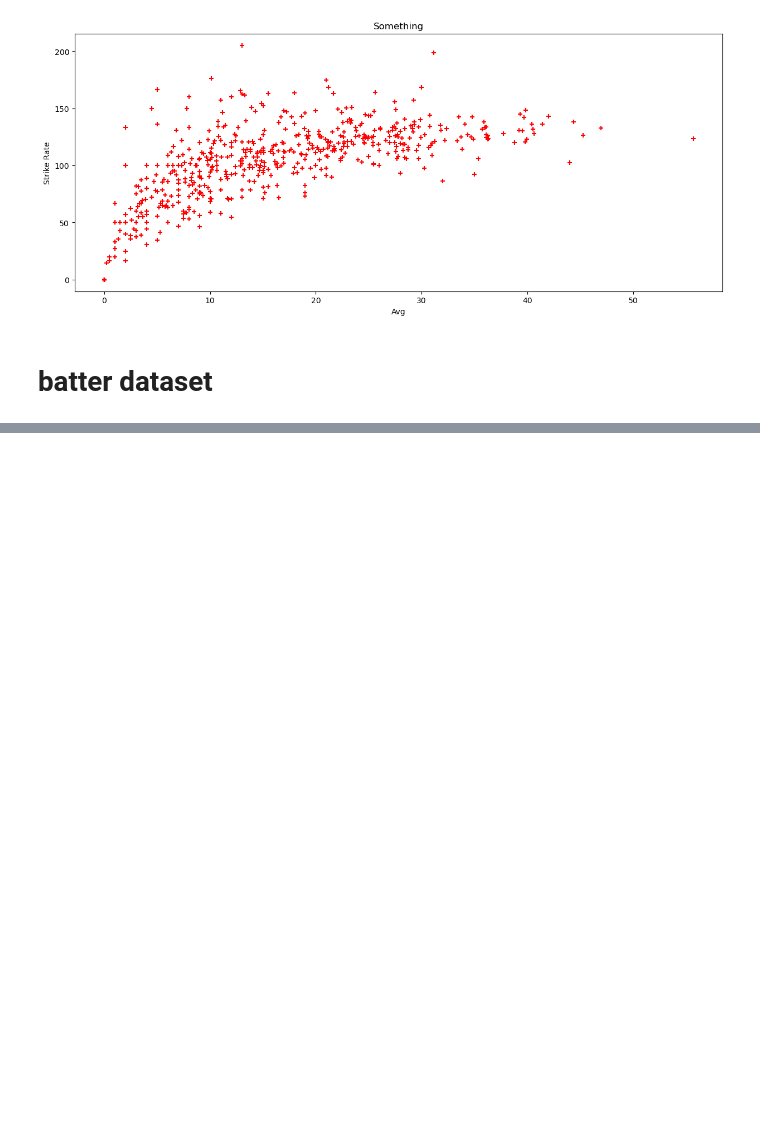
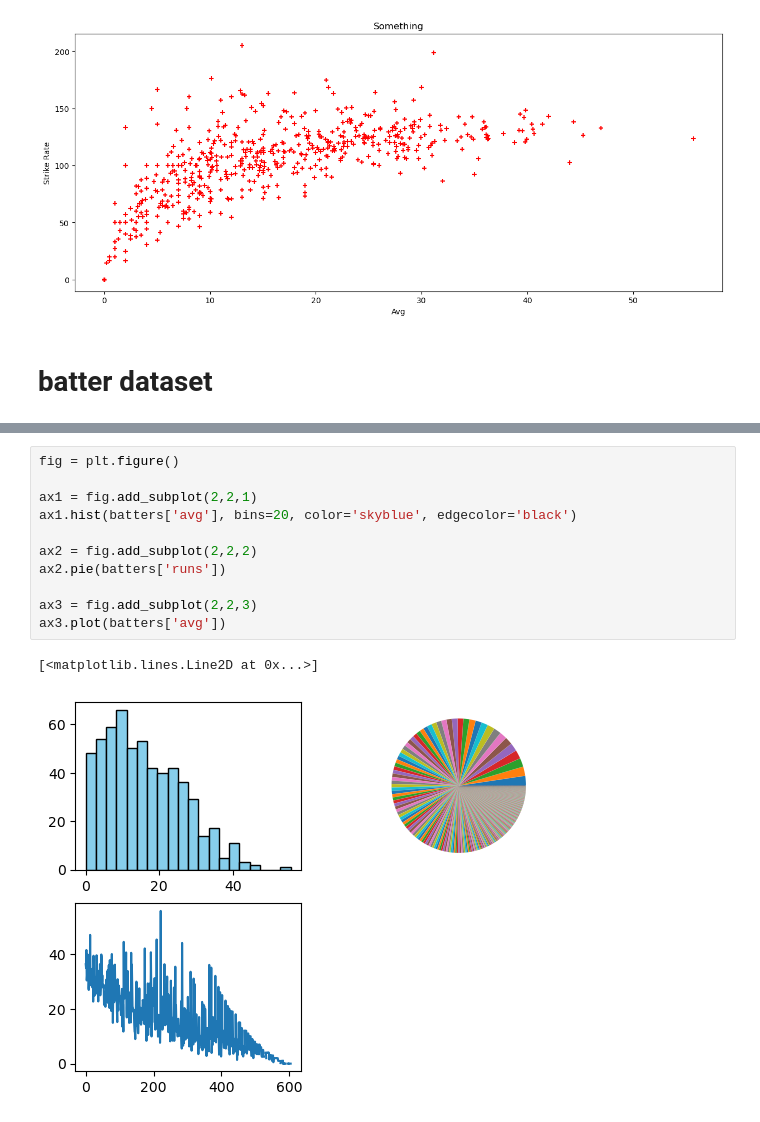
Before and after one commit to rakeshtunasahu/All-about-Python-basic-OOPs-libraries-, a Jupyter notebook: Advanced_matplotlib/Subplots_matplotlib.ipynb, the cells around one changed output, grey strips where cells are left out. Saved outputs shown, nothing was run; the diff lists cells and outputs as text; blank space fills up the shorter version.

```diff
--- a/Advanced_matplotlib/Subplots_matplotlib.ipynb
+++ b/Advanced_matplotlib/Subplots_matplotlib.ipynb
@@ -56,0 +70,14 @@ Text(0.5, 0, 'Avg')
+# %%
+fig = plt.figure()
+
+ax1 = fig.add_subplot(2,2,1)
+ax1.hist(batters['avg'], bins=20, color='skyblue', edgecolor='black')
+
+ax2 = fig.add_subplot(2,2,2)
+ax2.pie(batters['runs'])
+
+ax3 = fig.add_subplot(2,2,3)
+ax3.plot(batters['avg'])
+# %% [output]
+[<matplotlib.lines.Line2D at 0x...>]
+[figure, added]
```
Also changed, not shown: parts of 3 cells of this notebook, 1 other file.
